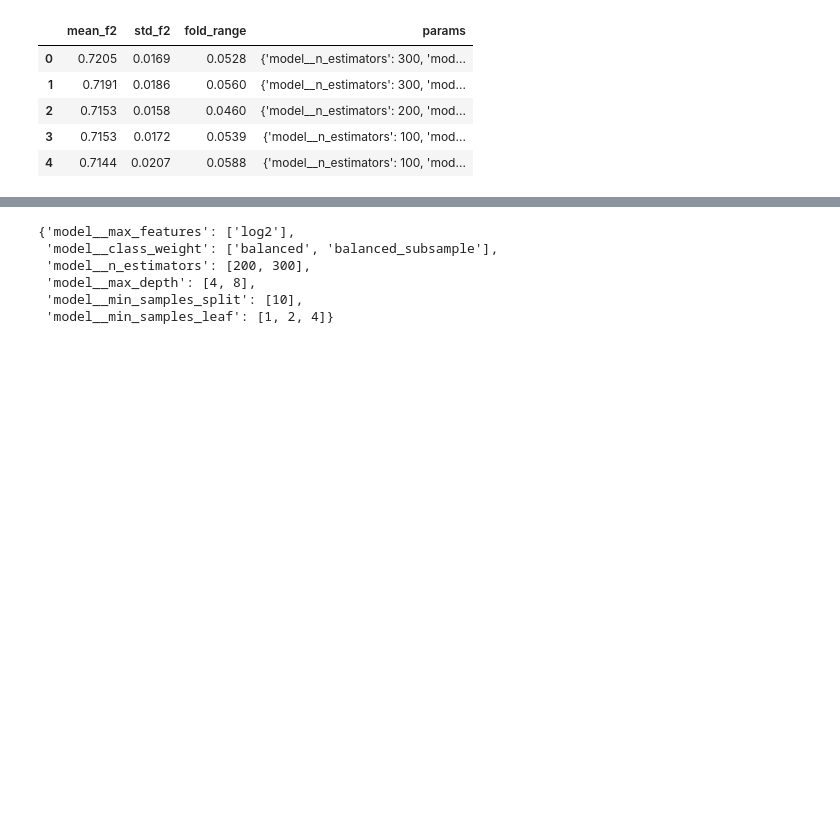
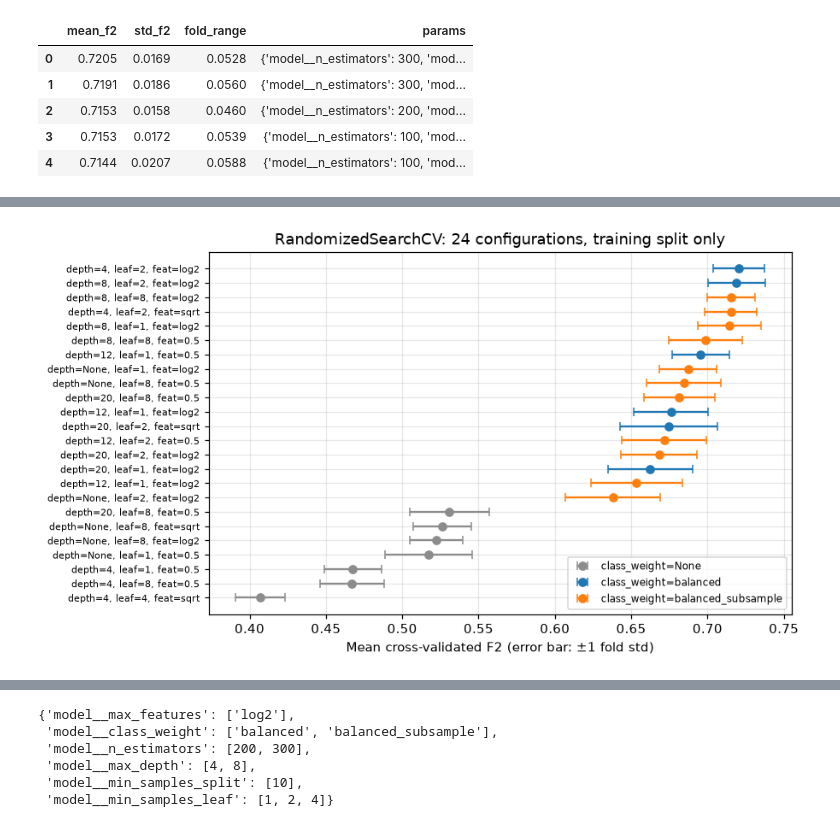
Before and after one commit to 4GeeksAcademy/Streamloop_Churn_Hyperparam_ven-mi-ai-2, a Jupyter notebook: streamloop_churn_tuning.ipynb, the cells around one changed output, grey strips where cells are left out. Drawn from its saved outputs; the diff is of its cells as text; code cells hidden in the pictures; blank space fills up the shorter version.

```diff
--- a/streamloop_churn_tuning.ipynb
+++ b/streamloop_churn_tuning.ipynb
@@ -109,3 +234,23 @@ pd.DataFrame(candidate_table(random_search, limit=5))[['mean_f2', 'std_f2', 'fol
+# %%
+rs = pd.DataFrame(random_search.cv_results_).sort_values('mean_test_score').reset_index(drop=True)
+weights = rs['param_model__class_weight'].astype(str)
+colours = {'None': '#8c8c8c', 'balanced': '#1f77b4', 'balanced_subsample': '#ff7f0e'}
+fig, ax = plt.subplots(figsize=(8, 5))
+for name, colour in colours.items():
+    part = rs[weights == name]
+    ax.errorbar(part['mean_test_score'], part.index, xerr=part['std_test_score'],
+                fmt='o', color=colour, capsize=3, label=f'class_weight={name}')
+ax.set_yticks(rs.index)
+ax.set_yticklabels([
+    f"depth={r.param_model__max_depth}, leaf={r.param_model__min_samples_leaf}, feat={r.param_model__max_features}"
+    for r in rs.itertuples()
+], fontsize=7)
+ax.set_xlabel('Mean cross-validated F2 (error bar: ±1 fold std)')
+ax.set_title('RandomizedSearchCV: 24 configurations, training split only')
+ax.legend(loc='lower right', fontsize=8)
+save(fig, '02_random_search')
+# %% [output]
+[figure, added]
 # %% [markdown]
 ### Narrow the space
 
```
Also changed, not shown: parts of 25 cells of this notebook, 6 other files.
